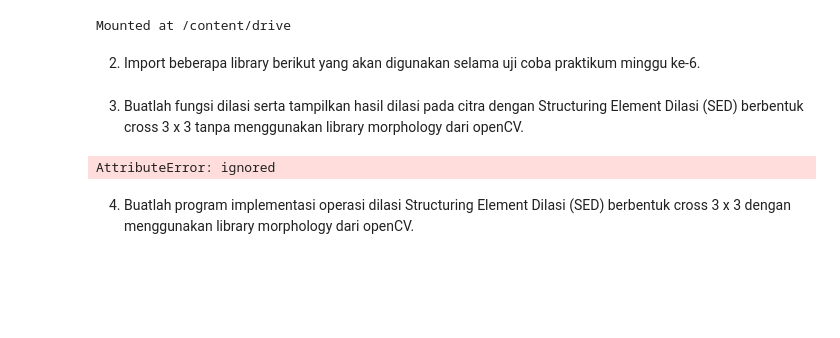
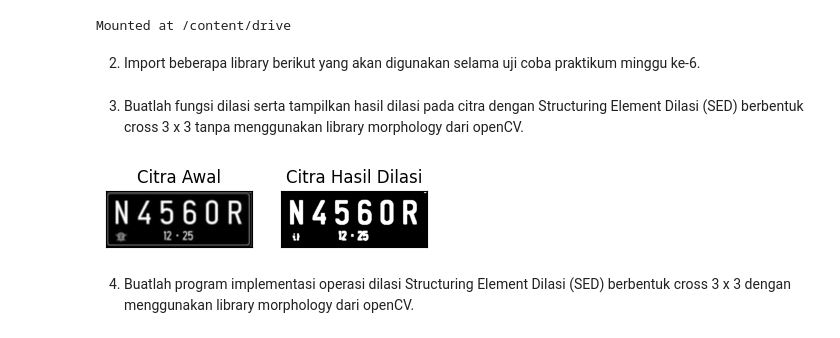
Before and after one commit to FawwazZahranFirzananda/PCVK_Ganjil_2023, a Jupyter notebook: Week9.ipynb, the cells around one changed output. Saved outputs shown, nothing was run; the diff lists cells and outputs as text; code cells hidden in the pictures; blank space fills up the shorter version.

```diff
--- a/Week9.ipynb
+++ b/Week9.ipynb
@@ -21,34 +21,34 @@ from matplotlib import pyplot as plt
 #Dilasi tanpa library
 
 def dilasi_citra(F,w):
   #size image
   p, q = F.shape
 
   imgD= np.zeros((p,q), dtype=np.uint8)
 
   #Generate structure element dilasi (SED)
   SED= np.ones((w,w), dtype=np.uint8)
   constant1= (w-1)//2
 
   #Proses Dilasi
   for i in range(constant1, p-constant1):
     for j in range(constant1,q-constant1):
       temp= F[i-constant1:i+constant1+1, j-constant1:j+constant1+1]
       product= temp*SED
       imgD[i,j]= np.max(product)
   return imgD
 
-img_d= cv2.imread('/content/drive/MyDrive/PCVK/Images/plat nomer.jpg',0)
+img_d= cv2.imread('/content/drive/MyDrive/plat nomer.jpg',0)
 ret, thresh = cv2.threshold(img_d, 125, 200, cv2.THRESH_BINARY)
 w=5
 imgD = dilasi_citra(thresh,w)
 
 plt.subplot(131),plt.imshow(img_d,cmap = 'gray')
 plt.title('Citra Awal'), plt.xticks([]), plt.yticks([])
 plt.subplot(132),plt.imshow(imgD,cmap = 'gray')
 plt.title('Citra Hasil Dilasi'), plt.xticks([]), plt.yticks([])
 plt.show()
 # %% [output]
-AttributeError: ignored
+[figure, added]
 # %% [markdown]
 4. Buatlah program implementasi operasi dilasi Structuring Element Dilasi (SED) berbentuk cross 3 x 3 dengan menggunakan library morphology dari openCV.
```
Also changed, not shown: parts of 16 cells of this notebook.
